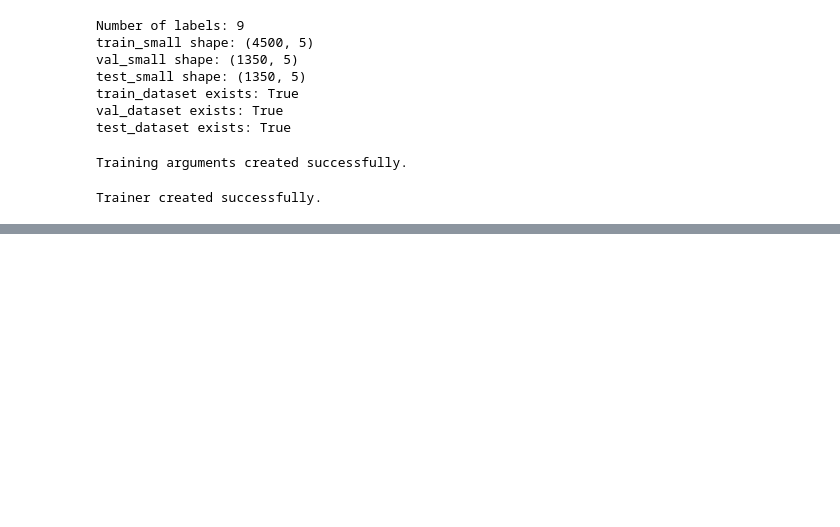
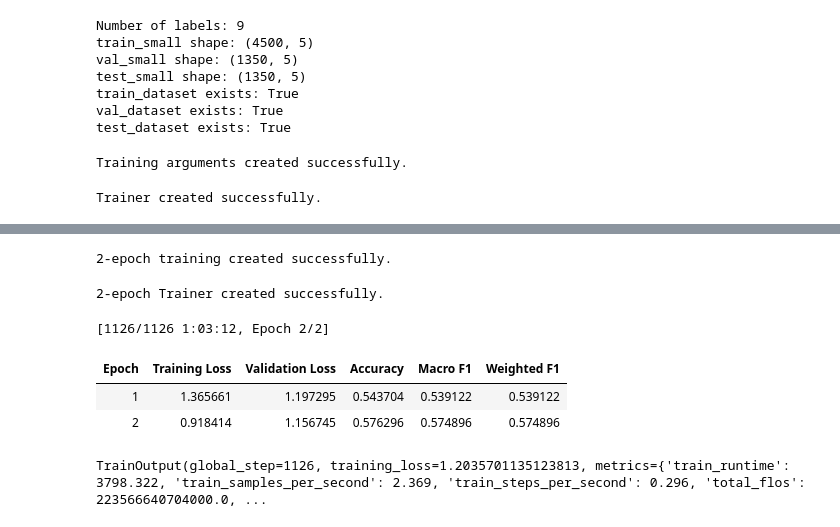
Before and after one commit to kacquahIBS/TextMiningAndNaturalLanguageProcessingHomeAssignment, a Jupyter notebook: Notebooks/03_neural_model_distilbert.ipynb, the cells around one changed output, grey strips where cells are left out. Cells and saved outputs as stored; diff of their text form; code cells hidden in the pictures; blank space fills up the shorter version.

```diff
--- a/Notebooks/03_neural_model_distilbert.ipynb
+++ b/Notebooks/03_neural_model_distilbert.ipynb
@@ -320,0 +391,42 @@ DistilBERT validation results:
+# %%
+# Training  for the 2-epoch
+training_args_2epoch = TrainingArguments(
+    output_dir="../results/models/distilbert_2epoch",
+    eval_strategy="epoch",
+    save_strategy="no",
+    learning_rate=5e-5,
+    per_device_train_batch_size=8,
+    per_device_eval_batch_size=16,
+    num_train_epochs=2,
+    weight_decay=0.01,
+    logging_steps=50,
+    report_to="none",
+    seed=42,
+    data_seed=42
+)
+
+print("2-epoch training created successfully.")
+# %% [output]
+2-epoch training created successfully.
+# %%
+# Trainer for the 2-epoch model
+trainer_2epoch = Trainer(
+    model=model_2epoch,
+    args=training_args_2epoch,
+    train_dataset=train_dataset,
+    eval_dataset=val_dataset,
+    compute_metrics=compute_metrics
+)
+
+print("2-epoch Trainer created successfully.")
+# %% [output]
+2-epoch Trainer created successfully.
+# %%
+# Train the 2-epoch model
+trainer_2epoch.train()
+# %% [output]
+[1126/1126 1:03:12, Epoch 2/2]
+| Epoch | Training Loss | Validation Loss | Accuracy | Macro F1 | Weighted F1 |
+| 1 | 1.365661 | 1.197295 | 0.543704 | 0.539122 | 0.539122 |
+| 2 | 0.918414 | 1.156745 | 0.576296 | 0.574896 | 0.574896 |
+TrainOutput(global_step=1126, training_loss=1.2035701135123813, metrics={'train_runtime': 3798.322, 'train_samples_per_second': 2.369, 'train_steps_per_second': 0.296, 'total_flos': 223566640704000.0, ...
```
Also changed, not shown: parts of 13 cells of this notebook, 16 other files.
